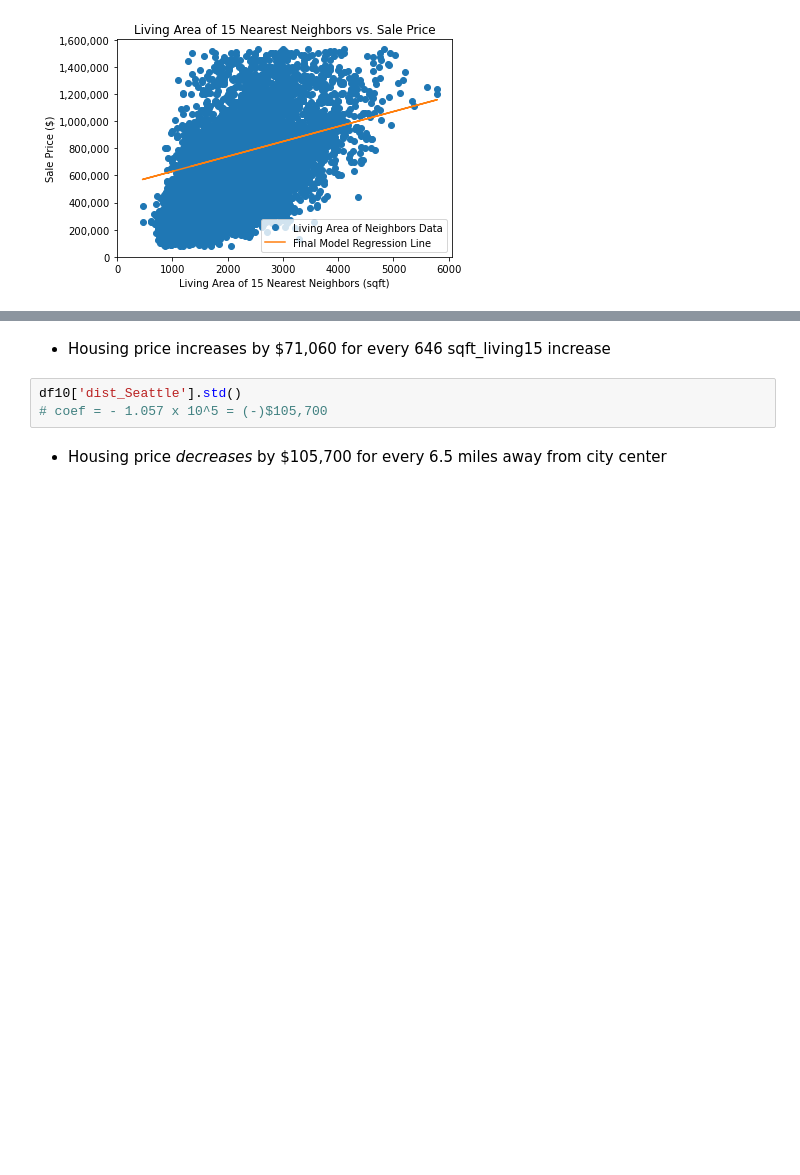
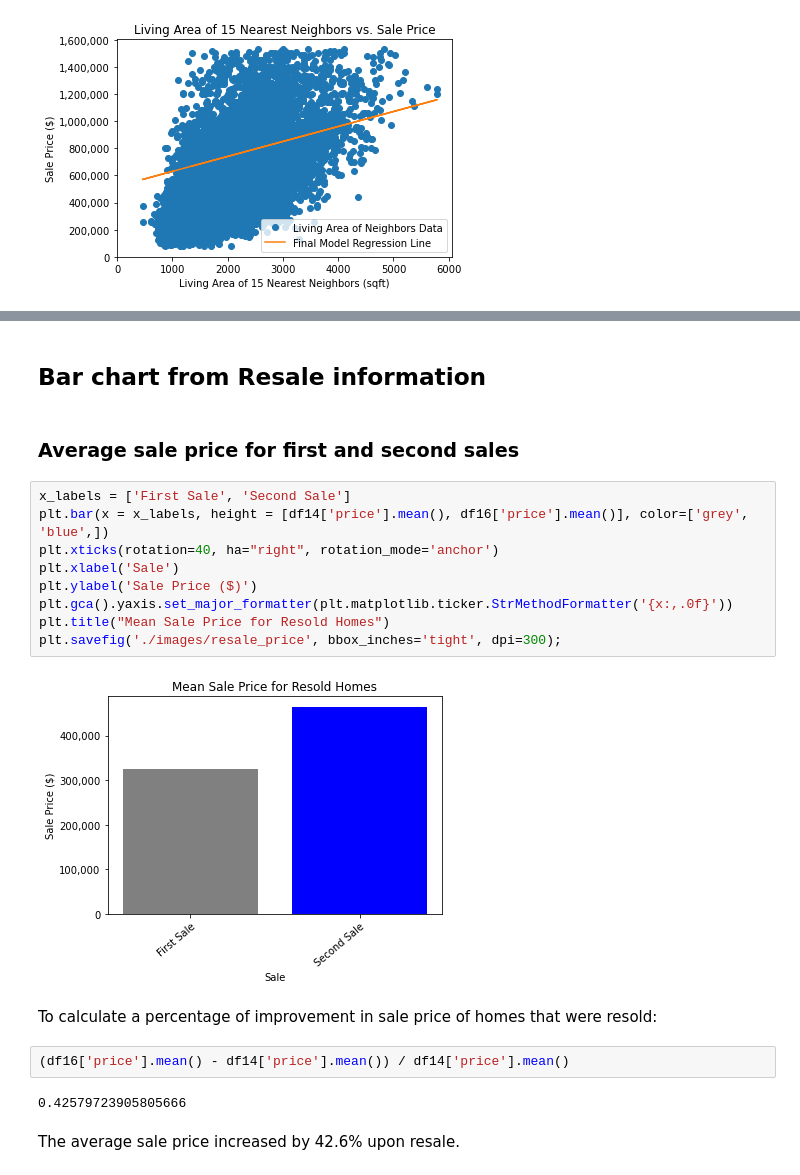
Before and after one commit to mccafj/King-County-House-Sales-Project, a Jupyter notebook: King County Housing notebook.ipynb, the cells around one changed output, grey strips where cells are left out. Saved outputs shown, nothing was run; the diff lists cells and outputs as text; blank space fills up the shorter version.

```diff
--- a/King County Housing notebook.ipynb
+++ b/King County Housing notebook.ipynb
@@ -1554,7 +1856,23 @@ df10['sqft_living15'].std()
-# %% [markdown]
-- Housing price increases by $71,060 for every 646 sqft_living15 increase
-# %%
-df10['dist_Seattle'].std()
-# coef = - 1.057 x 10^5 = (-)$105,700
-# %% [markdown]
-- Housing price *decreases* by $105,700 for every 6.5 miles away from city center
+# %% [markdown]
+## Bar chart from Resale information
+# %% [markdown]
+### Average sale price for first and second sales
+# %%
+x_labels = ['First Sale', 'Second Sale']
+plt.bar(x = x_labels, height = [df14['price'].mean(), df16['price'].mean()], color=['grey', 'blue',])
+plt.xticks(rotation=40, ha="right", rotation_mode='anchor')
+plt.xlabel('Sale')
+plt.ylabel('Sale Price ($)')
+plt.gca().yaxis.set_major_formatter(plt.matplotlib.ticker.StrMethodFormatter('{x:,.0f}'))
+plt.title("Mean Sale Price for Resold Homes")
+plt.savefig('./images/resale_price', bbox_inches='tight', dpi=300);
+# %% [output]
+[figure, added]
+# %% [markdown]
+To calculate a percentage of improvement in sale price of homes that were resold:
+# %%
+(df16['price'].mean() - df14['price'].mean()) / df14['price'].mean()
+# %% [output]
+0.42579723905805666
+# %% [markdown]
+The average sale price increased by 42.6% upon resale.
```
Also changed, not shown: parts of 277 cells of this notebook, 12 other files.
